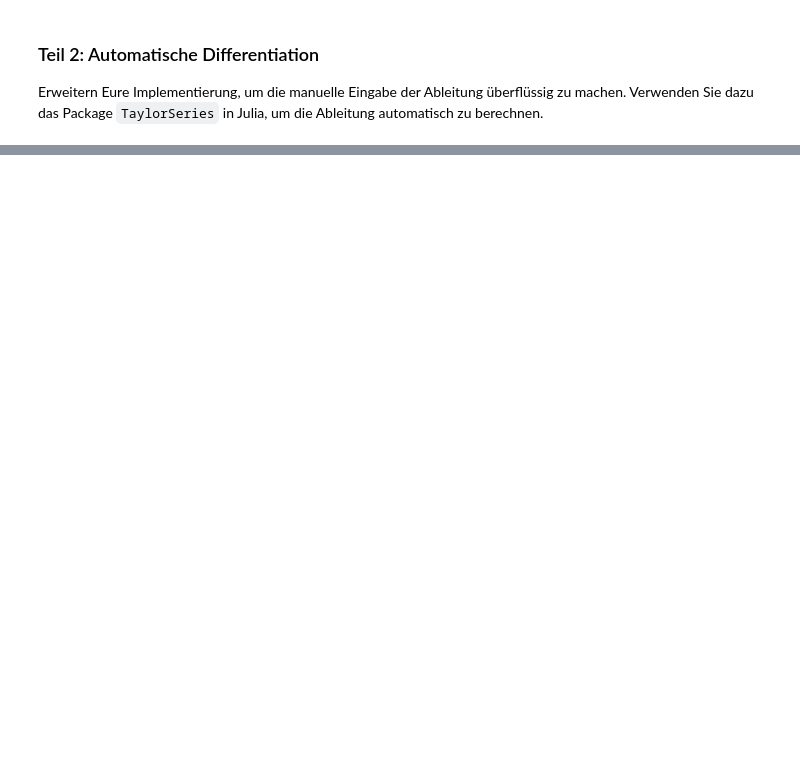
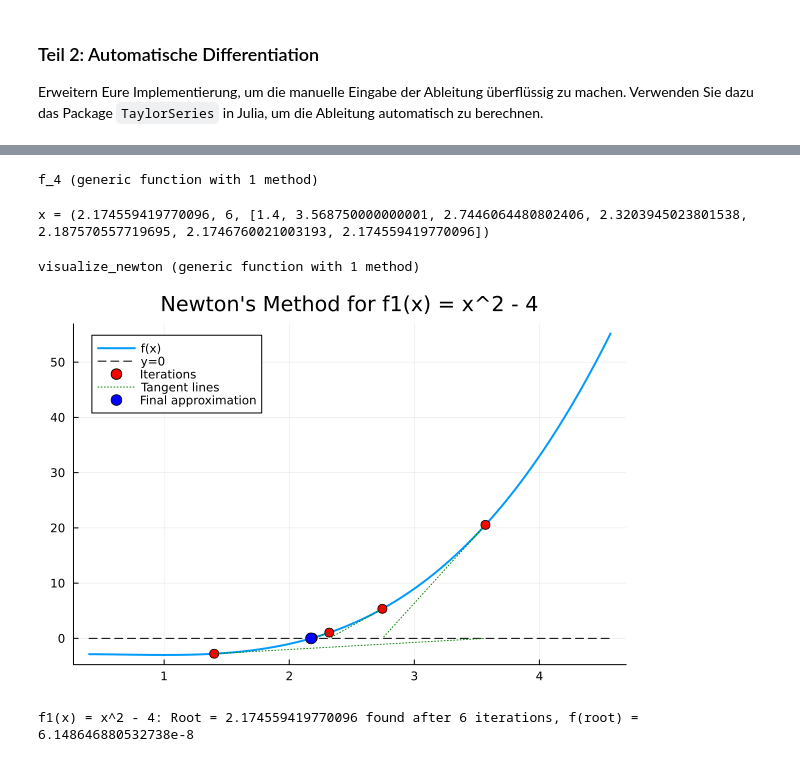
Before and after one commit to FeMa42/auxme_numerik, a Jupyter notebook: Excercise/Exercise 2/newton.ipynb, the cells around one changed output, grey strips where cells are left out. Saved outputs shown, nothing was run; the diff lists cells and outputs as text; code cells hidden in the pictures; blank space fills up the shorter version.

```diff
--- a/Excercise/Exercise 2/newton.ipynb
+++ b/Excercise/Exercise 2/newton.ipynb
@@ -64,3 +146,54 @@ println("x = ", x)
    - Wie hängt die Anzahl der benötigten Iterationen vom Startwert ab?
    - Gibt es Startwerte, bei denen das Verfahren nicht konvergiert?
    - Vergleichen Sie die Effizienz mit dem Bisektionsverfahren (z.B. über die Anzahl der Iterationen)
+# %%
+f_1(x) = x^2 - 4.5
+f_2(x) = sin(x) + 0.5x
+f_3(x) = exp(x) - 2.5
+f_4(x) = x^3 - 2x^2 + x - 3
+# %% [output]
+f_4 (generic function with 1 method)
+# %%
+x = newton_auto(f_4, 1.4, 0.0001, 1000)
+println("x = ", x)
+# %% [output]
+x = (2.174559419770096, 6, [1.4, 3.568750000000001, 2.7446064480802406, 2.3203945023801538, 2.187570557719695, 2.1746760021003193, 2.174559419770096])
+# %%
+function visualize_newton(f, x_values, title_str)
+    # Define the range for the plot based on x values
+    x_min = minimum(x_values) - 1
+    x_max = maximum(x_values) + 1
+    x_range = range(x_min, x_max, length=1000)
+
+    # Plot the function
+    p = plot(x_range, f.(x_range), label="f(x)", linewidth=2, title=title_str)
+    plot!(p, x_range, zeros(length(x_range)), label="y=0", color=:black, linestyle=:dash)
+
+    # Add markers for each Newton iteration
+    for i in 1:length(x_values)-1
+        x = x_values[i]
+        next_x = x_values[i+1]
+
+        # Plot the current point
+        scatter!(p, [x], [f(x)], label=i == 1 ? "Iterations" : "", color=:red, markersize=5)
+
+        # Plot the tangent line at the current point
+        if i < length(x_values)
+            # Compute derivative using Taylor series
+            t = Taylor1([x, 1.0])
+            ft = f(t)
+            df_x = ft[1]
+
+            # Tangent line: y = f(x) + f'(x)(t - x)
+            tangent(t) = f(x) + df_x * (t - x)
+            plot!(p, [x, next_x], [f(x), 0], color=:green, linestyle=:dot, label=i == 1 ? "Tangent lines" : "")
+        end
+    end
+
+    # Add the final approximation
+    scatter!(p, [x_values[end]], [f(x_values[end])], color=:blue, markersize=6, label="Final approximation")
+
+    return p
+end
+# %% [output]
+visualize_newton (generic function with 1 method)
@@ -66,0 +205,9 @@ println("x = ", x)
+# %%
+x0 = 1.4  # Starting point
+root, iterations, x_values = newton_auto(f_4, x0, 0.0001, 1000)
+println("f1(x) = x^2 - 4: Root = $root found after $iterations iterations, f(root) = $(f_4(root))")
+p1 = visualize_newton(f_4, x_values, "Newton's Method for f1(x) = x^2 - 4")
+display(p1)
+# %% [output]
+[figure, added]
+f1(x) = x^2 - 4: Root = 2.174559419770096 found after 6 iterations, f(root) = 6.148646880532738e-8
```
Also changed, not shown: parts of 13 cells of this notebook, 5 other files.
